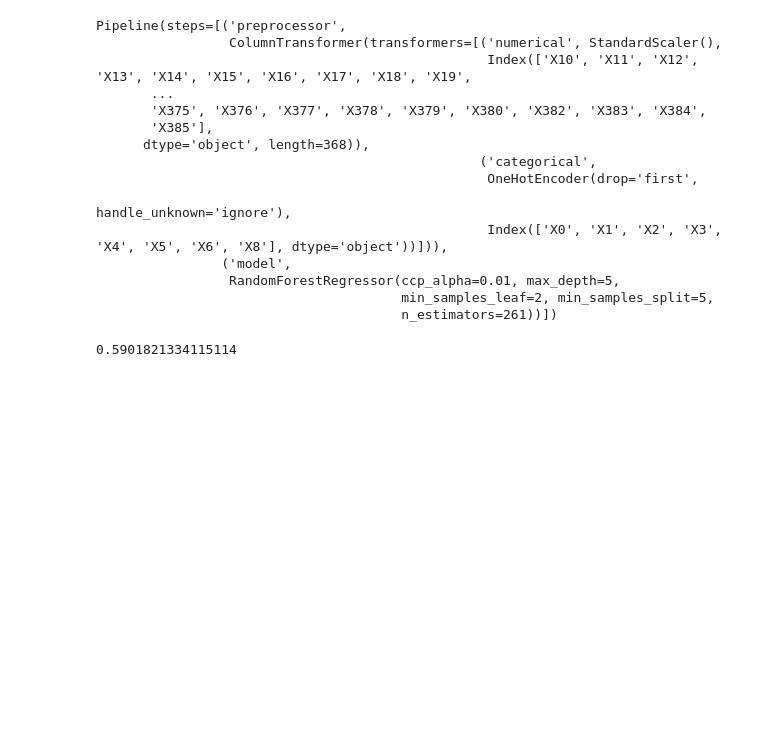
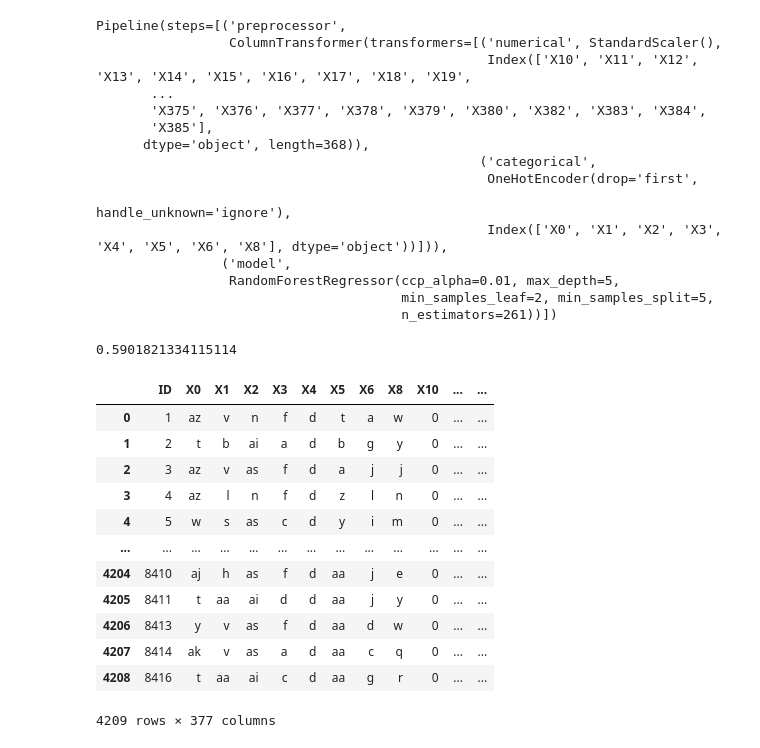
Before and after one commit to lukaszlomozik/Mercedes-Benz-Greener-Manufacturing, a Jupyter notebook: Mercedes-Benz Greener Manufacturing.ipynb, the cells around one changed output. Saved outputs shown, nothing was run; the diff lists cells and outputs as text; code cells hidden in the pictures; blank space fills up the shorter version.

```diff
--- a/Mercedes-Benz Greener Manufacturing.ipynb
+++ b/Mercedes-Benz Greener Manufacturing.ipynb
@@ -149,3 +149,20 @@ grid.best_estimator_.fit(X_train, y_train)
 r2_score(y_test, grid.best_estimator_.predict(X_test))
 # %% [output]
 0.5901821334115114
+# %%
+test = pd.read_csv('test.csv')
+test
+# %% [output]
+|  | ID | X0 | X1 | X2 | X3 | X4 | X5 | X6 | X8 | X10 | ... | ... |
+| 0 | 1 | az | v | n | f | d | t | a | w | 0 | ... | ... |
+| 1 | 2 | t | b | ai | a | d | b | g | y | 0 | ... | ... |
+| 2 | 3 | az | v | as | f | d | a | j | j | 0 | ... | ... |
+| 3 | 4 | az | l | n | f | d | z | l | n | 0 | ... | ... |
+| 4 | 5 | w | s | as | c | d | y | i | m | 0 | ... | ... |
+| ... | ... | ... | ... | ... | ... | ... | ... | ... | ... | ... | ... | ... |
+| 4204 | 8410 | aj | h | as | f | d | aa | j | e | 0 | ... | ... |
+| 4205 | 8411 | t | aa | ai | d | d | aa | j | y | 0 | ... | ... |
+| 4206 | 8413 | y | v | as | f | d | aa | d | w | 0 | ... | ... |
+| 4207 | 8414 | ak | v | as | a | d | aa | c | q | 0 | ... | ... |
+| 4208 | 8416 | t | aa | ai | c | d | aa | g | r | 0 | ... | ... |
+4209 rows × 377 columns
```
Also changed, not shown: parts of 3 cells of this notebook.
